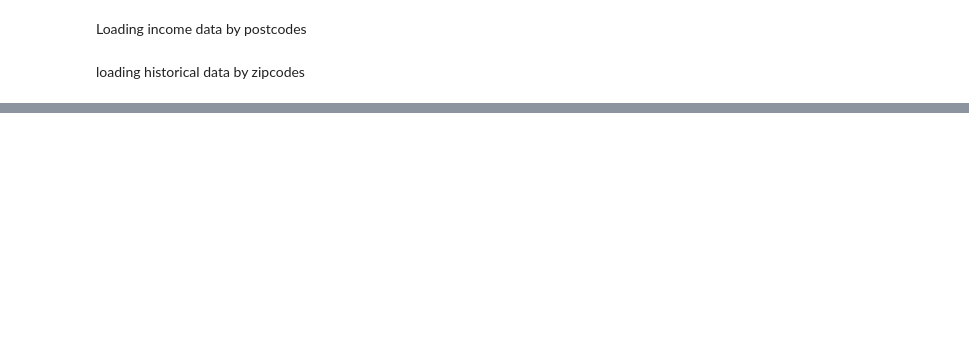
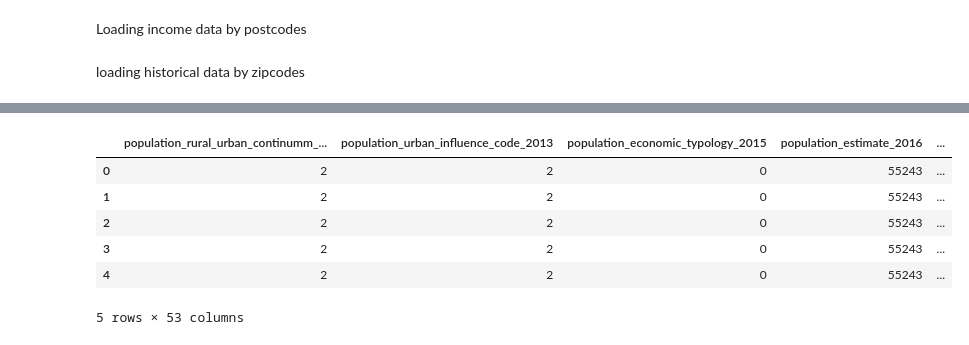
Before and after one commit to AlexBuchko/466Starbucks, a Jupyter notebook: main.ipynb, the cells around one changed output, grey strips where cells are left out. Drawn from its saved outputs; the diff is of its cells as text; code cells hidden in the pictures; blank space fills up the shorter version.

```diff
--- a/main.ipynb
+++ b/main.ipynb
@@ -38,0 +60,67 @@ loading historical data by zipcodes
+# %%
+usefulColumns = [
+    "population_rural_urban_continumm_code_2013",
+    "population_urban_influence_code_2013",
+    "population_economic_typology_2015",
+    "population_estimate_2016",
+    "population_change_2016",
+    "population_deaths_2016",
+    "population_natural_increase_2016",
+    "population_net_international_migration_2016",
+    "population_net_domestic_migration_2016",
+    "population_net_migration_2016",
+    "population_residual_2016",
+    "population_group_quarters_total_estimate_2016",
+    "population_death_rate_2016",
+    "population_natural_increase_rate_2016",
+    "population_net_international_migration_rate_2016",
+    "population_net_domestic_migration_rate_2016",
+    "population_net_migration_rate_2016",
+    "unemployment_civilian_labor_force_2016",
+    "unemployment_employed_2016",
+    "unemployment_unemployed_2016",
+    "unemployment_unemployment_rate_2016",
+    "education_percent_of_adults_with_less_than_a_high_school_diploma_2015-19",
+    "education_percent_of_adults_with_a_high_school_diploma_only_2015-19",
+    "education_percent_of_adults_completing_some_college_or_associate's_degree_2015-19",
+    "education_percent_of_adults_with_a_bachelor's_degree_or_higher_2015-19",
+    "population_by_age_total_5_13_2016",
+    "population_by_age_total_14_17_2016",
+    "population_by_age_total_18_24_2016",
+    "population_by_age_total_15_44_2016",
+    "population_by_age_total_45_64_2016",
+    "population_by_age_total_65_over_2016",
+    "population_by_race_total_white_male_2016",
+    "population_by_race_total_white_female_2016",
+    "population_by_race_total_black_male_2016",
+    "population_by_race_total_black_female_2016",
+    "population_by_race_total_american_indian_alaska_native_male_2016",
+    "population_by_race_total_american_indian_alaska_native_female_2016",
+    "population_by_race_total_american_indian_alaska_native_female_2016",
+    "population_by_race_total_asian_female_2016",
+    "population_by_race_total_native_hawaiian_pacific_islander_male_2016",
+    "population_by_race_total_native_hawaiian_pacific_islander_female_2016",
+    "population_by_race_total_2_or_more_races_male_2016",
+    "population_by_race_total_2_or_more_races_female_2016",
+    "population_by_race_total_white_combination_male_2016",
+    "population_by_race_total_white_combination_female_2016",
+    "population_by_race_total_black_combination_male_2016",
+    "population_by_race_total_black_combination_female_2016",
+    "population_by_race_total_american_indian_alaska_native_combination_male_2016",
+    "population_by_race_total_american_indian_alaska_native_combination_female_2016",
+    "population_by_race_total_asian_combination_male_2016",
+    "population_by_race_total_asian_combination_female_2016",
+    "population_by_race_total_native_hawaiian_pacific_islander_combination_male_2016",
+    "population_by_race_total_native_hawaiian_pacific_islander_combination_female_2016",
+]
+
+demoDF = demoDF[usefulColumns]
+demoDF.head()
+# %% [output]
+|  | population_rural_urban_continumm_... | population_urban_influence_code_2013 | population_economic_typology_2015 | population_estimate_2016 | ... |
+| 0 | 2 | 2 | 0 | 55243 | ... |
+| 1 | 2 | 2 | 0 | 55243 | ... |
+| 2 | 2 | 2 | 0 | 55243 | ... |
+| 3 | 2 | 2 | 0 | 55243 | ... |
+| 4 | 2 | 2 | 0 | 55243 | ... |
+5 rows × 53 columns
```
Also changed, not shown: parts of 4 cells of this notebook, 1 other file.
